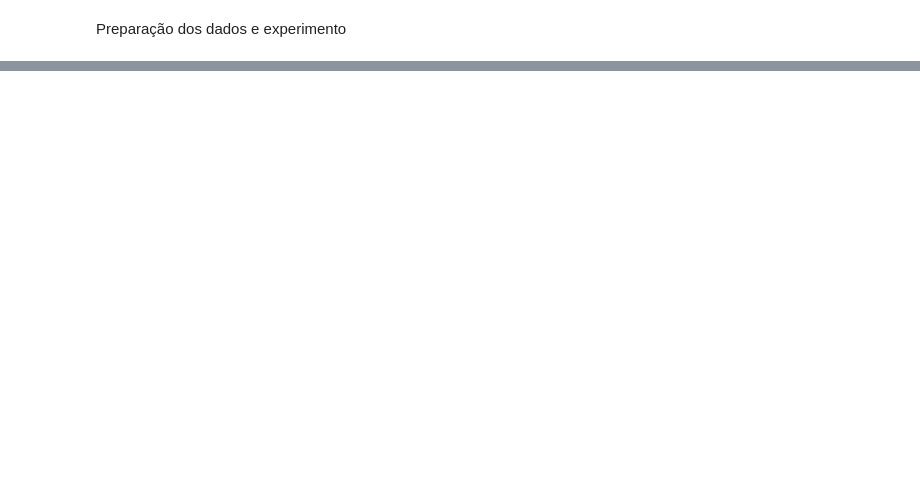
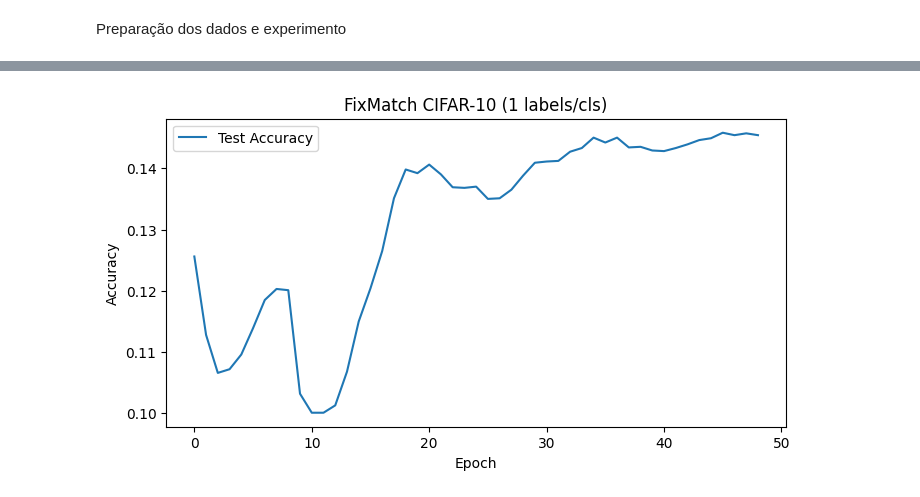
Before and after one commit to PAULA-123/FixMatch_deep_learning, a Jupyter notebook: FixMatch.ipynb, the cells around one changed output, grey strips where cells are left out. Cells and saved outputs as stored; diff of their text form; code cells hidden in the pictures; blank space fills up the shorter version.

```diff
--- a/FixMatch.ipynb
+++ b/FixMatch.ipynb
@@ -192,6 +224,9 @@ Modelo (ResNet-18)
 # %%
-def get_model(num_classes=10):
-    model = torchvision.models.resnet18(pretrained=False)
+def get_model(num_classes=10, tipo = "resnet"):
+    if tipo == "resnet":
+        model = torchvision.models.resnet18(pretrained=False)
+    elif tipo == "WideResnet":
+        model = torch.hub.load('pytorch/vision:v0.10.0', 'wide_resnet50_2', pretrained=False)
     model.conv1 = nn.Conv2d(3, 64, kernel_size=3, stride=1, padding=1, bias=False)
     model.maxpool = nn.Identity()
     model.fc = nn.Linear(model.fc.in_features, num_classes)
@@ -248 +341,11 @@ Preparação dos dados e experimento
+# %%
+plt.figure(figsize=(8,4))
+plt.plot(acc_hist, label='Test Accuracy')
+plt.xlabel("Epoch")
+plt.ylabel("Accuracy")
+plt.title("FixMatch CIFAR-10 (1 labels/cls)")
+plt.legend()
+plt.show()
+# %% [output]
+[figure, added]
 # %%
```
Also changed, not shown: parts of 32 cells of this notebook.
